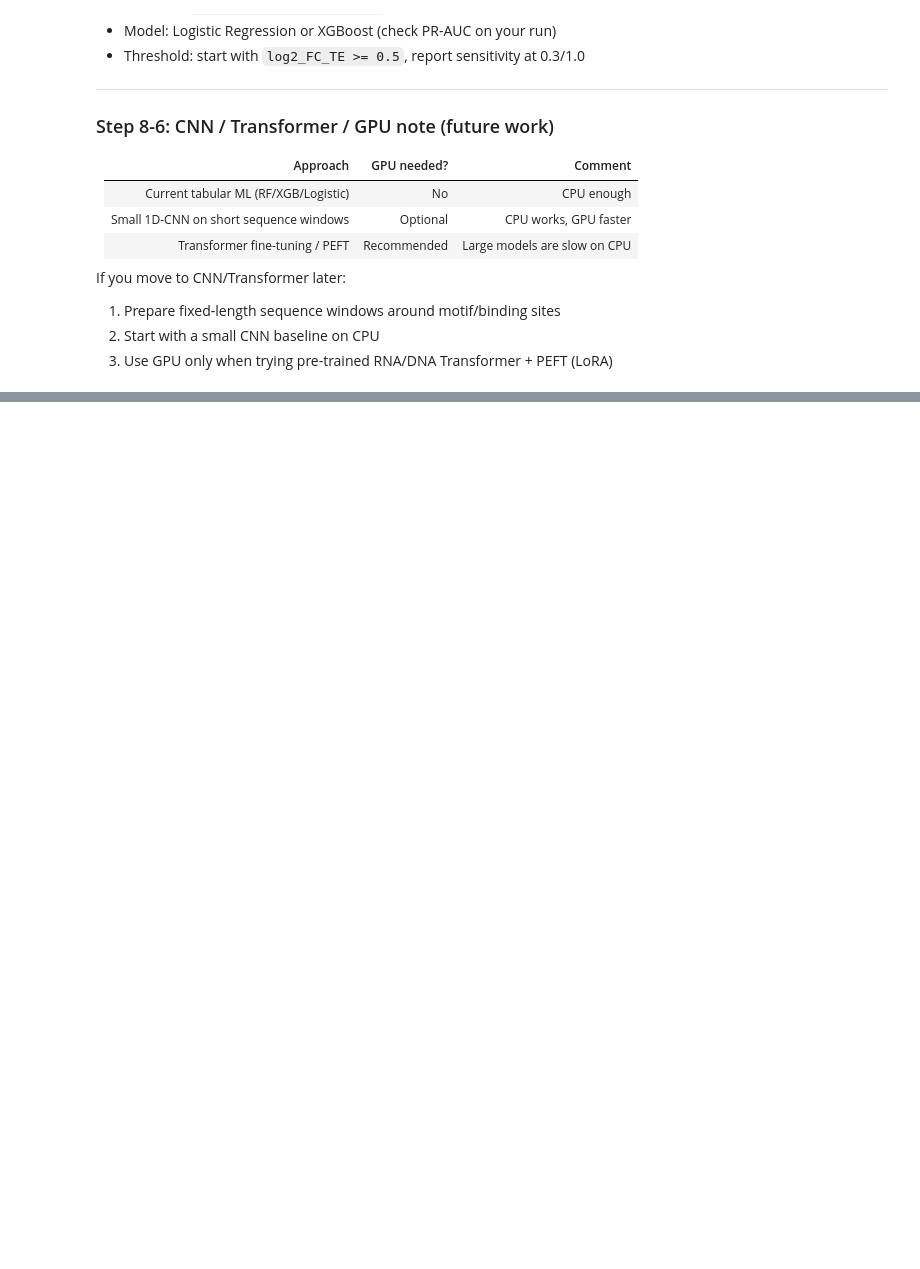
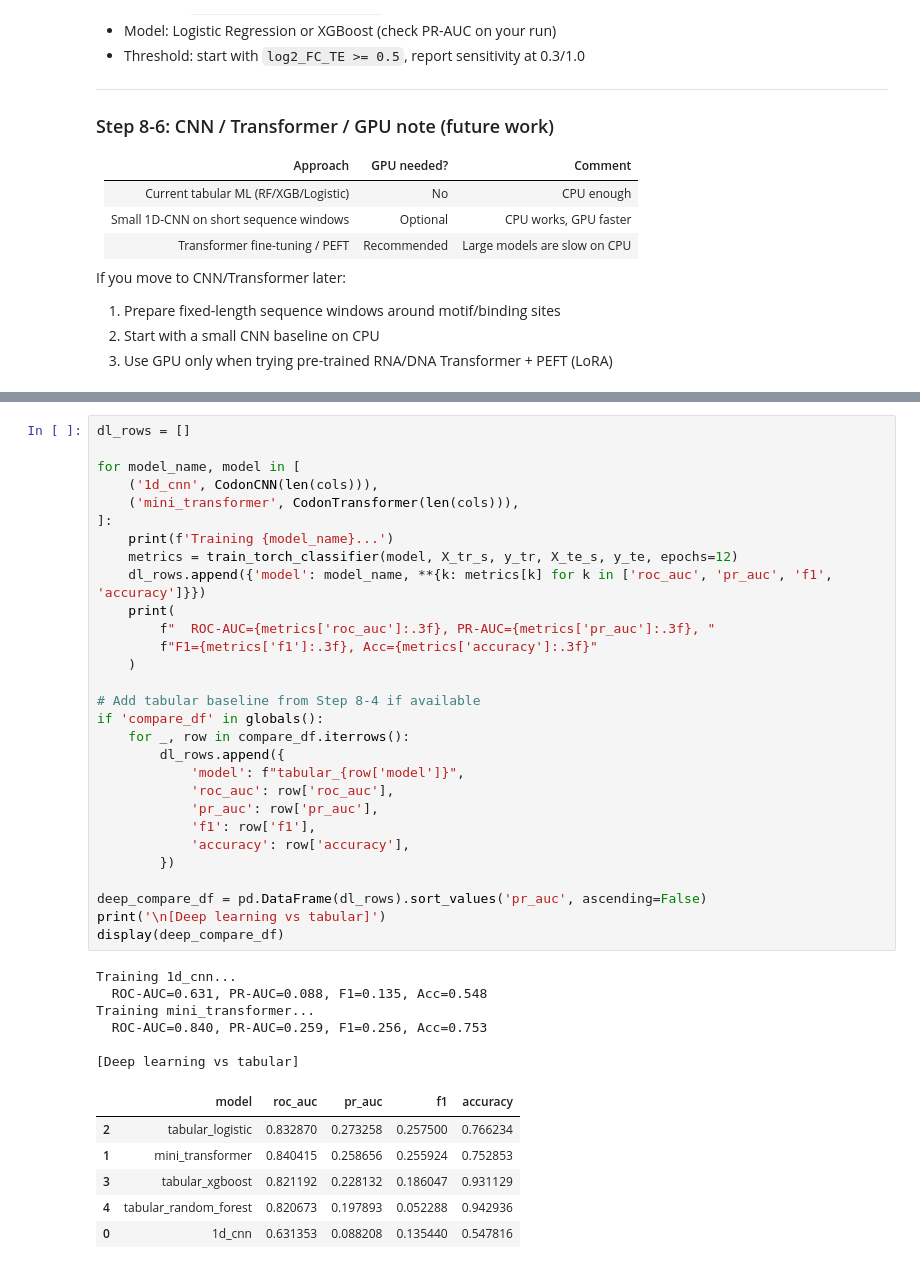
Before and after one commit to fluffyThor/Bioinfo1_project, a Jupyter notebook: machine_learning_model.ipynb, the cells around one changed output, grey strips where cells are left out. Drawn from its saved outputs; the diff is of its cells as text; blank space fills up the shorter version.

Commit message:
Add Step 9 CNN and mini-Transformer baselines and fix notebook syntax error.
Co-authored-by: Cursor <cursoragent@cursor.com>

```diff
--- a/machine_learning_model.ipynb
+++ b/machine_learning_model.ipynb
@@ -492,0 +625,42 @@ If you move to CNN/Transformer later:
+# %%
+dl_rows = []
+
+for model_name, model in [
+    ('1d_cnn', CodonCNN(len(cols))),
+    ('mini_transformer', CodonTransformer(len(cols))),
+]:
+    print(f'Training {model_name}...')
+    metrics = train_torch_classifier(model, X_tr_s, y_tr, X_te_s, y_te, epochs=12)
+    dl_rows.append({'model': model_name, **{k: metrics[k] for k in ['roc_auc', 'pr_auc', 'f1', 'accuracy']}})
+    print(
+        f"  ROC-AUC={metrics['roc_auc']:.3f}, PR-AUC={metrics['pr_auc']:.3f}, "
+        f"F1={metrics['f1']:.3f}, Acc={metrics['accuracy']:.3f}"
+    )
+
+# Add tabular baseline from Step 8-4 if available
+if 'compare_df' in globals():
+    for _, row in compare_df.iterrows():
+        dl_rows.append({
+            'model': f"tabular_{row['model']}",
+            'roc_auc': row['roc_auc'],
+            'pr_auc': row['pr_auc'],
+            'f1': row['f1'],
+            'accuracy': row['accuracy'],
+        })
+
+deep_compare_df = pd.DataFrame(dl_rows).sort_values('pr_auc', ascending=False)
+print('\n[Deep learning vs tabular]')
+display(deep_compare_df)
+# %% [output]
+Training 1d_cnn...
+  ROC-AUC=0.631, PR-AUC=0.088, F1=0.135, Acc=0.548
+Training mini_transformer...
+  ROC-AUC=0.840, PR-AUC=0.259, F1=0.256, Acc=0.753
+
+[Deep learning vs tabular]
+|  | model | roc_auc | pr_auc | f1 | accuracy |
+| 2 | tabular_logistic | 0.832870 | 0.273258 | 0.257500 | 0.766234 |
+| 1 | mini_transformer | 0.840415 | 0.258656 | 0.255924 | 0.752853 |
+| 3 | tabular_xgboost | 0.821192 | 0.228132 | 0.186047 | 0.931129 |
+| 4 | tabular_random_forest | 0.820673 | 0.197893 | 0.052288 | 0.942936 |
+| 0 | 1d_cnn | 0.631353 | 0.088208 | 0.135440 | 0.547816 |
```
Also changed, not shown: parts of 4 cells of this notebook.
